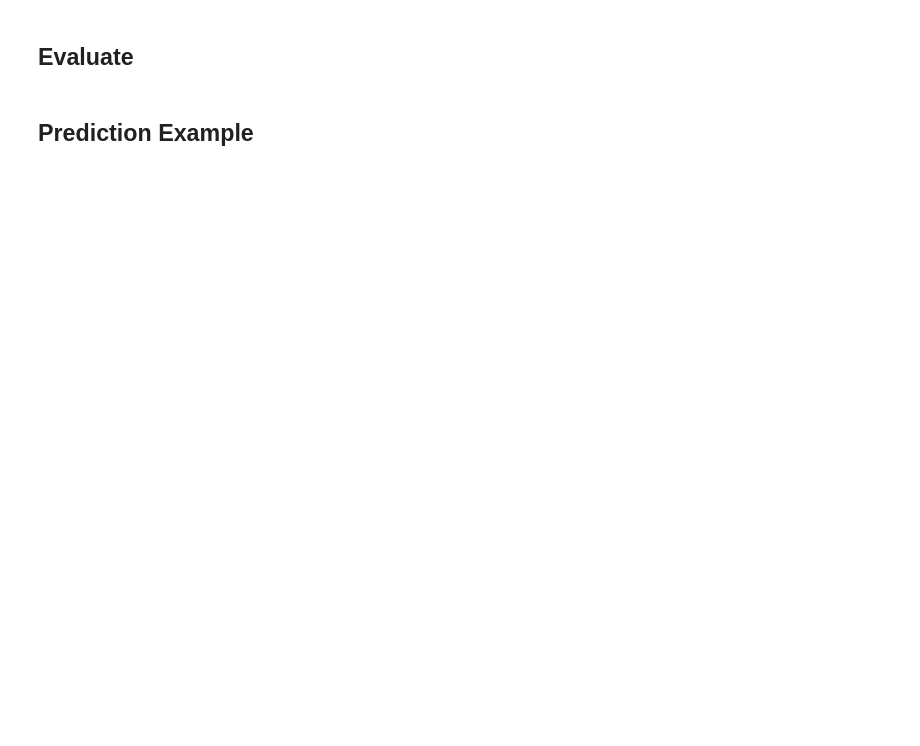
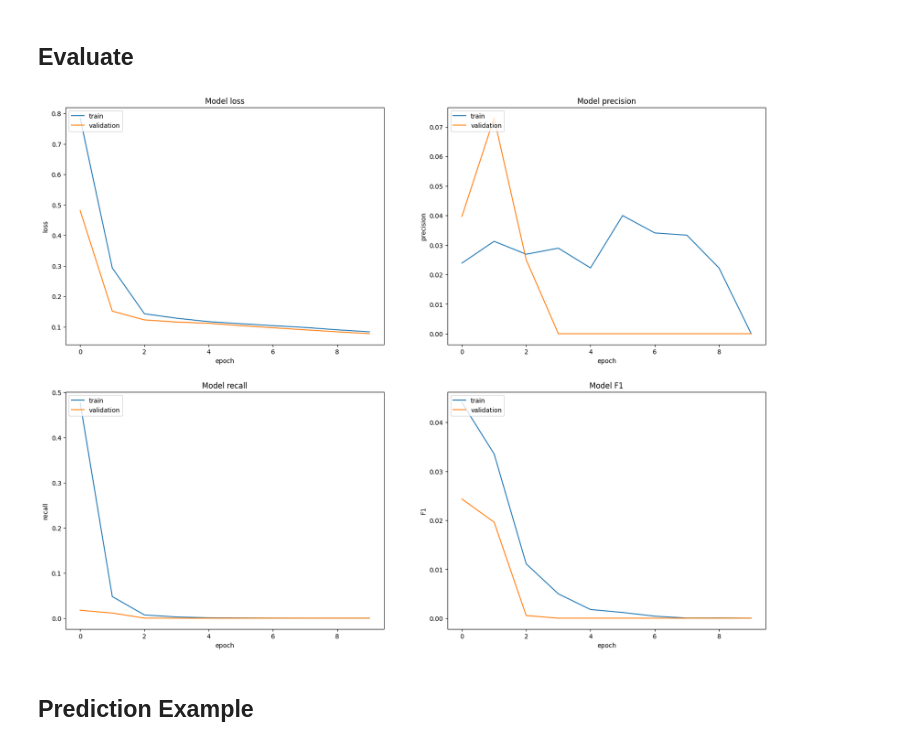
Before and after one commit to NanaKwakuOsei-Opoku/Interpretable-Landslide-Detection-System, a Jupyter notebook: Landslide4Sense_solution.ipynb, the cells around one changed output. Drawn from its saved outputs; the diff is of its cells as text; code cells hidden in the pictures; blank space fills up the shorter version.

```diff
--- a/Landslide4Sense_solution.ipynb
+++ b/Landslide4Sense_solution.ipynb
@@ -120,7 +168,7 @@ Train stats: -0.9999995 1.0 0.0 1.0
 # %% [markdown]
 ## Building and Compiling the UNET
 # %%
-from utils import recall_m, precision_m, f1_m  # my custom metrics
+import tensorflow as tf
 
 def unet_model(img_height, img_width, img_channels):
     inputs = tf.keras.layers.Input((img_height, img_width, img_channels))
@@ -216,15 +264,7 @@ def unet_model(img_height, img_width, img_channels):
                                 kernel_initializer='he_normal',
                                 padding='same')(c9)
 
-    outputs = tf.keras.layers.Conv2D(1, (1, 1), activation='sigmoid')(c9)
+    outputs = tf.keras.layers.Conv2D(1, (1, 1), activation='sigmoid')(c9)  # Shape: (None, 128, 128, 1)
 
     model = tf.keras.Model(inputs=[inputs], outputs=[outputs])
-    model.compile(
-        optimizer=tf.keras.optimizers.Adam(learning_rate=1e-4),
-        loss='binary_crossentropy',
-        metrics=['accuracy', f1_m, precision_m, recall_m]
-    )
     return model
-
-model = unet_model(128, 128, 6)
-model.summary()
@@ -288,42 +331,44 @@ ValueError: Dimensions must be equal, but are 16 and 128 for '{{node mul_1}} = M
 # %% [markdown]
 ## Evaluate
 # %%
-# Evaluate
-loss, accuracy, f1_score, precision, recall = model.evaluate(x_valid, y_valid, verbose=0)
-print("Final validation metrics:")
-print("Loss:", loss, "Accuracy:", accuracy,
-      "F1:", f1_score, "Precision:", precision, "Recall:", recall)
+# # Evaluate
+# loss, accuracy, f1_score, precision, recall = model.evaluate(x_valid, y_valid, verbose=0)
+# print("Final validation metrics:")
+# print("Loss:", loss, "Accuracy:", accuracy,
+#       "F1:", f1_score, "Precision:", precision, "Recall:", recall)
 
 # Plot training history
 fig, ((ax11, ax12), (ax13, ax14)) = plt.subplots(2, 2, figsize=(20, 15))
 ax11.plot(history.history['loss'])
 ax11.plot(history.history['val_loss'])
 ax11.set_title('Model loss')
 ax11.set_ylabel('loss')
 ax11.set_xlabel('epoch')
 ax11.legend(['train', 'validation'], loc='upper left')
 
 ax12.plot(history.history['precision_m'])
 ax12.plot(history.history['val_precision_m'])
 ax12.set_title('Model precision')
 ax12.set_ylabel('precision')
 ax12.set_xlabel('epoch')
 ax12.legend(['train', 'validation'], loc='upper left')
 
 ax13.plot(history.history['recall_m'])
 ax13.plot(history.history['val_recall_m'])
 ax13.set_title('Model recall')
 ax13.set_ylabel('recall')
 ax13.set_xlabel('epoch')
 ax13.legend(['train', 'validation'], loc='upper left')
 
 ax14.plot(history.history['f1_m'])
 ax14.plot(history.history['val_f1_m'])
 ax14.set_title('Model F1')
 ax14.set_ylabel('F1')
 ax14.set_xlabel('epoch')
 ax14.legend(['train', 'validation'], loc='upper left')
 plt.show()
+# %% [output]
+[figure, added]
 # %% [markdown]
 ## Prediction Example
 # %%
```
Also changed, not shown: parts of 8 cells of this notebook.
